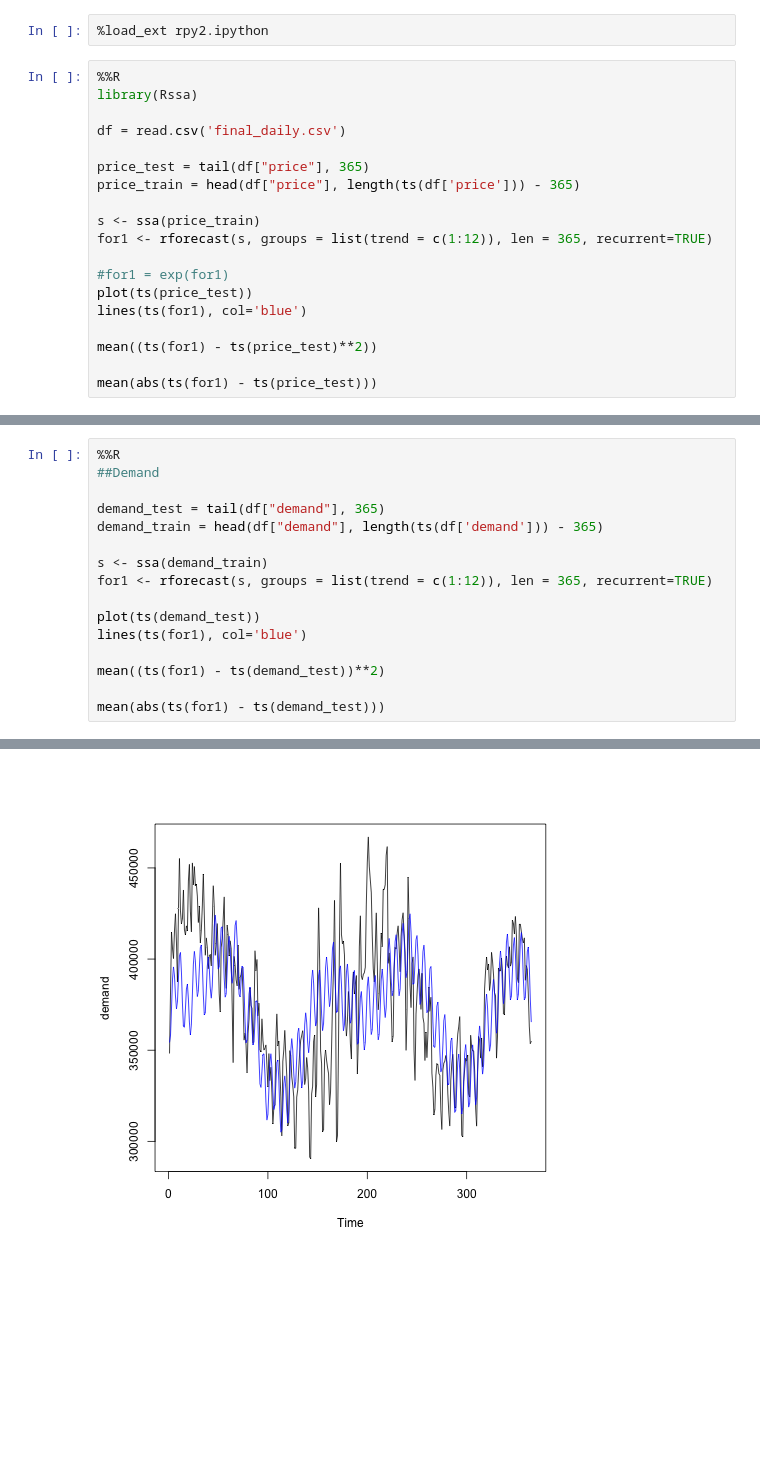
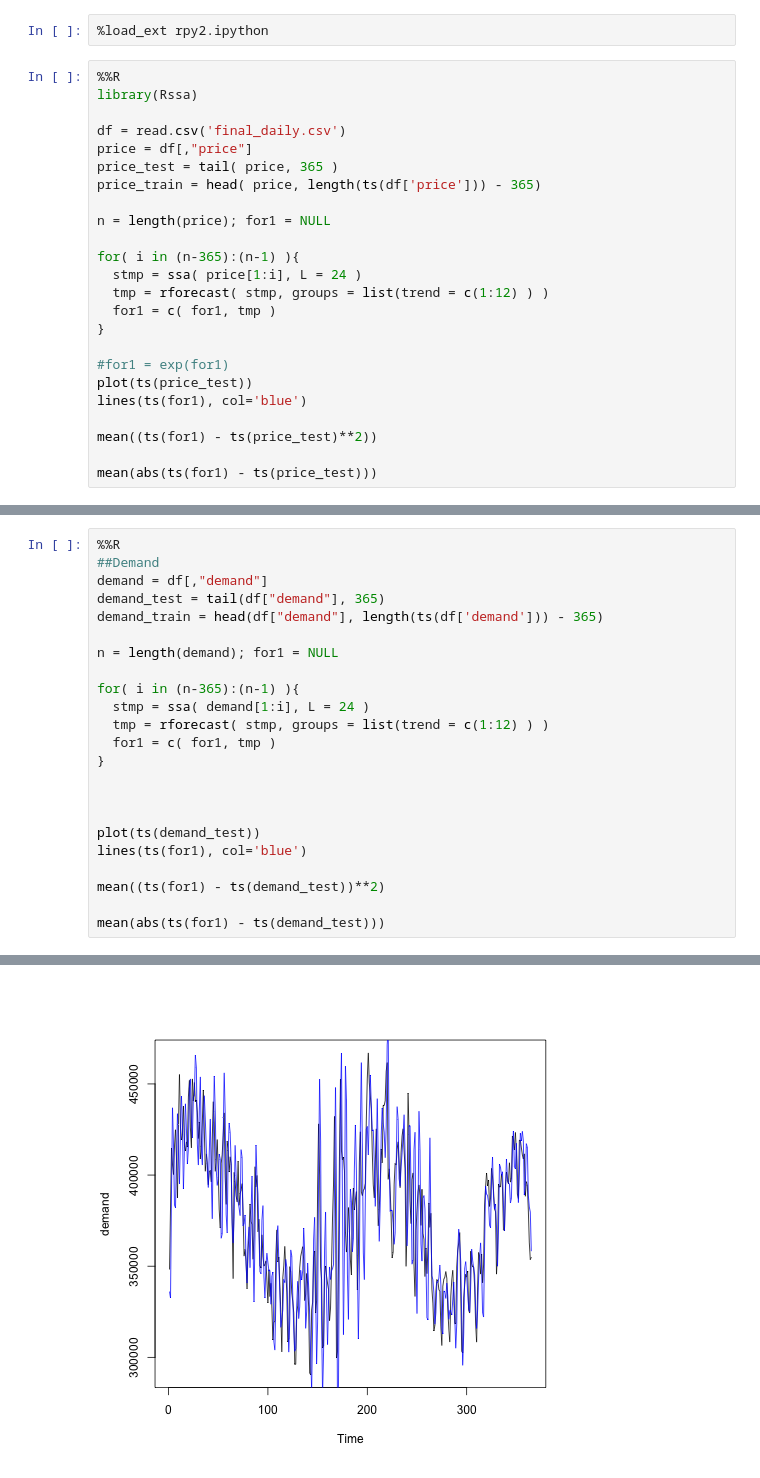
Before and after one commit to damouras/STAD95_W23, a Jupyter notebook: Report/_build/jupyter_execute/Models/SSA.ipynb, the cells around one changed output, grey strips where cells are left out. Cells and saved outputs as stored; diff of their text form; blank space fills up the shorter version.

```diff
--- a/Report/_build/jupyter_execute/Models/SSA.ipynb
+++ b/Report/_build/jupyter_execute/Models/SSA.ipynb
@@ -5,12 +5,17 @@
 library(Rssa)
 
 df = read.csv('final_daily.csv')
+price = df[,"price"]
+price_test = tail( price, 365 )
+price_train = head( price, length(ts(df['price'])) - 365)
 
-price_test = tail(df["price"], 365)
-price_train = head(df["price"], length(ts(df['price'])) - 365)
+n = length(price); for1 = NULL
 
-s <- ssa(price_train)
-for1 <- rforecast(s, groups = list(trend = c(1:12)), len = 365, recurrent=TRUE)
+for( i in (n-365):(n-1) ){
+  stmp = ssa( price[1:i], L = 24 )
+  tmp = rforecast( stmp, groups = list(trend = c(1:12) ) )
+  for1 = c( for1, tmp )
+}
 
 #for1 = exp(for1)
 plot(ts(price_test))
@@ -51,12 +52,19 @@ mean(error)
 # %%
 %%R
 ##Demand
-
+demand = df[,"demand"]
 demand_test = tail(df["demand"], 365)
 demand_train = head(df["demand"], length(ts(df['demand'])) - 365)
 
-s <- ssa(demand_train)
-for1 <- rforecast(s, groups = list(trend = c(1:12)), len = 365, recurrent=TRUE)
+n = length(demand); for1 = NULL
+
+for( i in (n-365):(n-1) ){
+  stmp = ssa( demand[1:i], L = 24 )
+  tmp = rforecast( stmp, groups = list(trend = c(1:12) ) )
+  for1 = c( for1, tmp )
+}
+
+
 
 plot(ts(demand_test))
 lines(ts(for1), col='blue')
@@ -69,4 +77,4 @@ mean(abs(ts(for1) - ts(demand_test)))
-[figure, old version]
+[figure, new version]
 # %%
 %%R
 error = abs(ts(demand_test)-ts(for1))/abs(ts(demand_test))
```
Also changed, not shown: parts of 4 cells of this notebook, 25 other files.
